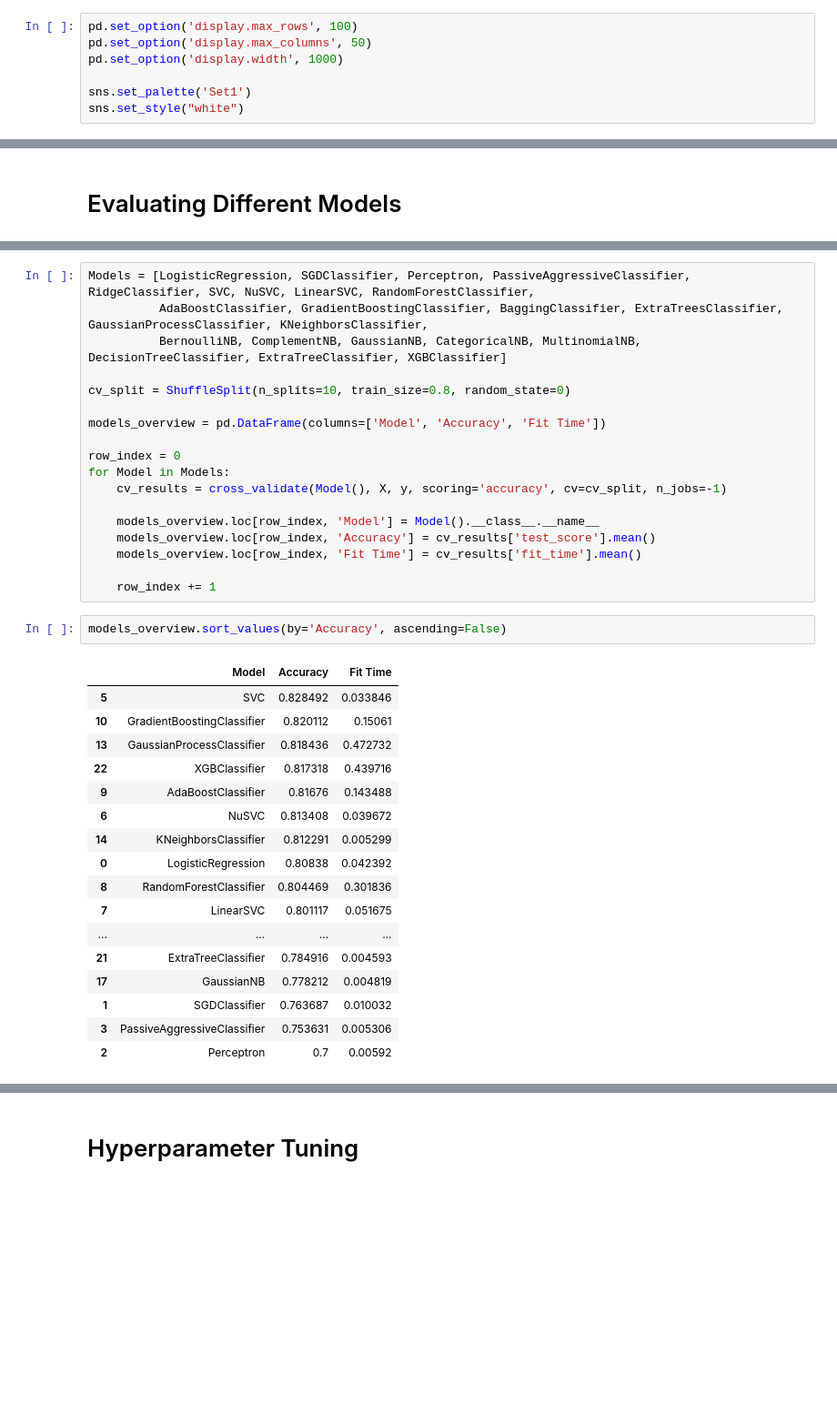
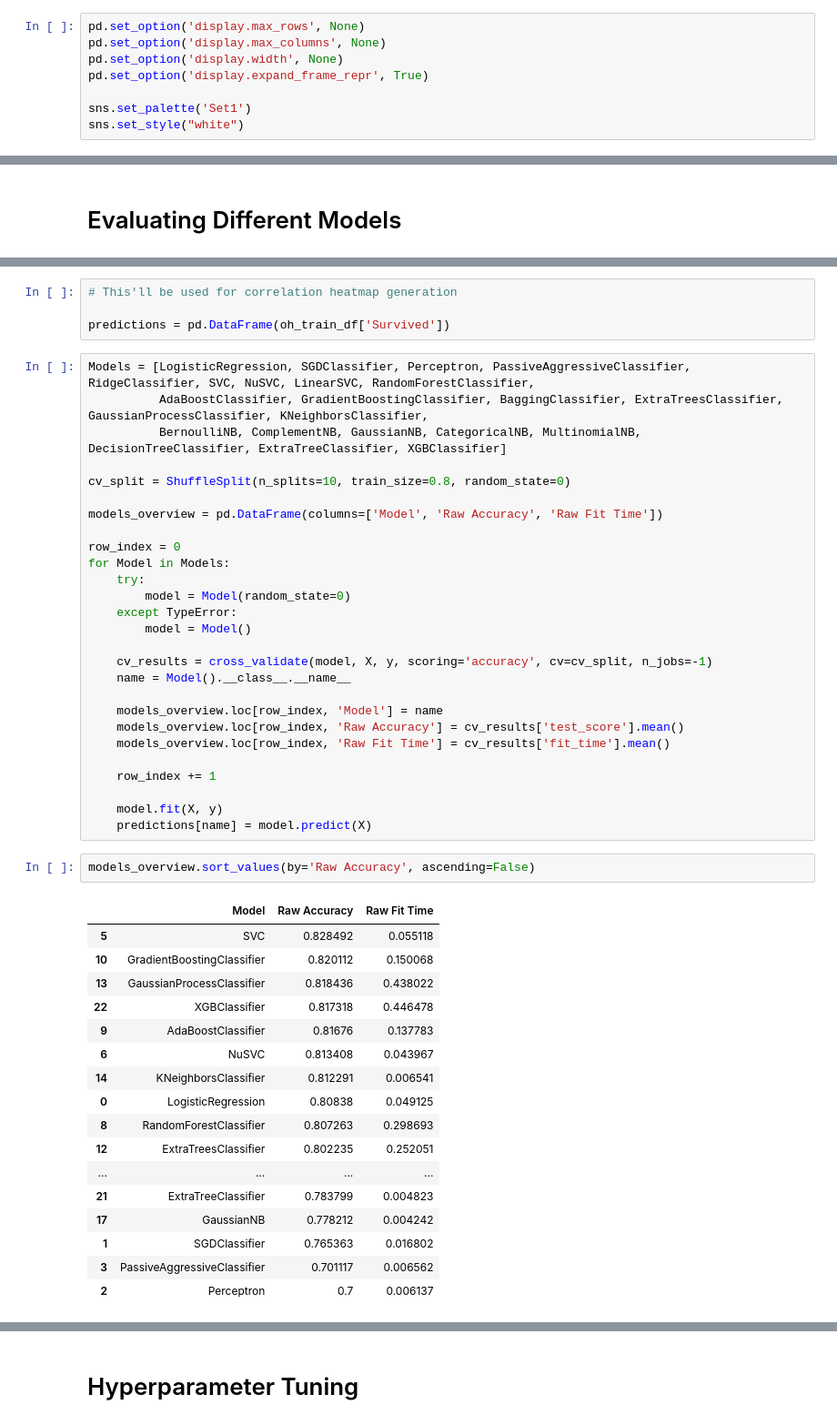
Before and after one commit to Hormozzan/TitanicPassengersSurvivalPrediction, a Jupyter notebook: titanic-passengers-survival-prediction.ipynb, the cells around one changed output, grey strips where cells are left out. Shown at 91% size. Cells and saved outputs as stored; diff of their text form; blank space fills up the shorter version.

```diff
--- a/titanic-passengers-survival-prediction.ipynb
+++ b/titanic-passengers-survival-prediction.ipynb
@@ -38,9 +39,10 @@ warnings.filterwarnings('ignore')
 # %% [markdown]
 # Options
 # %%
-pd.set_option('display.max_rows', 100)
-pd.set_option('display.max_columns', 50)
-pd.set_option('display.width', 1000)
+pd.set_option('display.max_rows', None)
+pd.set_option('display.max_columns', None)
+pd.set_option('display.width', None)
+pd.set_option('display.expand_frame_repr', True)
 
 sns.set_palette('Set1')
 sns.set_style("white")
@@ -476,3 +481,7 @@ X_test = oh_test_df.drop('PassengerId', axis=1)
+# %%
+# This'll be used for correlation heatmap generation
+
+predictions = pd.DataFrame(oh_train_df['Survived'])
 # %%
 Models = [LogisticRegression, SGDClassifier, Perceptron, PassiveAggressiveClassifier, RidgeClassifier, SVC, NuSVC, LinearSVC, RandomForestClassifier,
           AdaBoostClassifier, GradientBoostingClassifier, BaggingClassifier, ExtraTreesClassifier, GaussianProcessClassifier, KNeighborsClassifier,
@@ -480,37 +489,46 @@ Models = [LogisticRegression, SGDClassifier, Perceptron, PassiveAggressiveClassi
 
 cv_split = ShuffleSplit(n_splits=10, train_size=0.8, random_state=0)
 
-models_overview = pd.DataFrame(columns=['Model', 'Accuracy', 'Fit Time'])
+models_overview = pd.DataFrame(columns=['Model', 'Raw Accuracy', 'Raw Fit Time'])
 
 row_index = 0
 for Model in Models:
-    cv_results = cross_validate(Model(), X, y, scoring='accuracy', cv=cv_split, n_jobs=-1)
+    try:
+        model = Model(random_state=0)
+    except TypeError:
+        model = Model()
 
-    models_overview.loc[row_index, 'Model'] = Model().__class__.__name__
-    models_overview.loc[row_index, 'Accuracy'] = cv_results['test_score'].mean()
-    models_overview.loc[row_index, 'Fit Time'] = cv_results['fit_time'].mean()
+    cv_results = cross_validate(model, X, y, scoring='accuracy', cv=cv_split, n_jobs=-1)
+    name = Model().__class__.__name__
+
+    models_overview.loc[row_index, 'Model'] = name
+    models_overview.loc[row_index, 'Raw Accuracy'] = cv_results['test_score'].mean()
+    models_overview.loc[row_index, 'Raw Fit Time'] = cv_results['fit_time'].mean()
 
     row_index += 1
+
+    model.fit(X, y)
+    predictions[name] = model.predict(X)
 # %%
-models_overview.sort_values(by='Accuracy', ascending=False)
+models_overview.sort_values(by='Raw Accuracy', ascending=False)
 # %% [output]
-|  | Model | Accuracy | Fit Time |
-| 5 | SVC | 0.828492 | 0.033846 |
-| 10 | GradientBoostingClassifier | 0.820112 | 0.15061 |
-| 13 | GaussianProcessClassifier | 0.818436 | 0.472732 |
-| 22 | XGBClassifier | 0.817318 | 0.439716 |
-| 9 | AdaBoostClassifier | 0.81676 | 0.143488 |
-| 6 | NuSVC | 0.813408 | 0.039672 |
-| 14 | KNeighborsClassifier | 0.812291 | 0.005299 |
-| 0 | LogisticRegression | 0.80838 | 0.042392 |
-| 8 | RandomForestClassifier | 0.804469 | 0.301836 |
-| 7 | LinearSVC | 0.801117 | 0.051675 |
+|  | Model | Raw Accuracy | Raw Fit Time |
+| 5 | SVC | 0.828492 | 0.055118 |
+| 10 | GradientBoostingClassifier | 0.820112 | 0.150068 |
+| 13 | GaussianProcessClassifier | 0.818436 | 0.438022 |
+| 22 | XGBClassifier | 0.817318 | 0.446478 |
+| 9 | AdaBoostClassifier | 0.81676 | 0.137783 |
+| 6 | NuSVC | 0.813408 | 0.043967 |
+| 14 | KNeighborsClassifier | 0.812291 | 0.006541 |
+| 0 | LogisticRegression | 0.80838 | 0.049125 |
+| 8 | RandomForestClassifier | 0.807263 | 0.298693 |
+| 12 | ExtraTreesClassifier | 0.802235 | 0.252051 |
 | ... | ... | ... | ... |
-| 21 | ExtraTreeClassifier | 0.784916 | 0.004593 |
-| 17 | GaussianNB | 0.778212 | 0.004819 |
-| 1 | SGDClassifier | 0.763687 | 0.010032 |
-| 3 | PassiveAggressiveClassifier | 0.753631 | 0.005306 |
-| 2 | Perceptron | 0.7 | 0.00592 |
+| 21 | ExtraTreeClassifier | 0.783799 | 0.004823 |
+| 17 | GaussianNB | 0.778212 | 0.004242 |
+| 1 | SGDClassifier | 0.765363 | 0.016802 |
+| 3 | PassiveAggressiveClassifier | 0.701117 | 0.006562 |
+| 2 | Perceptron | 0.7 | 0.006137 |
 # %%
 plt.figure(figsize=(15, 8))
 sns.pointplot(x='Model', y='vals', hue='Metrics', data=models_overview.melt('Model', var_name='Metrics', value_name='vals'))
```
Also changed, not shown: parts of 42 cells of this notebook.
